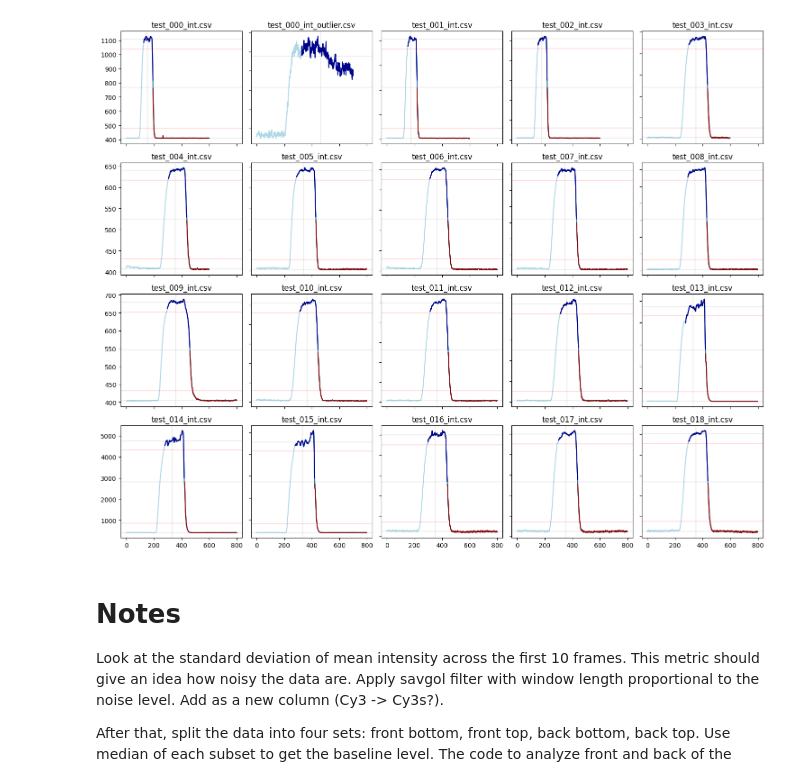
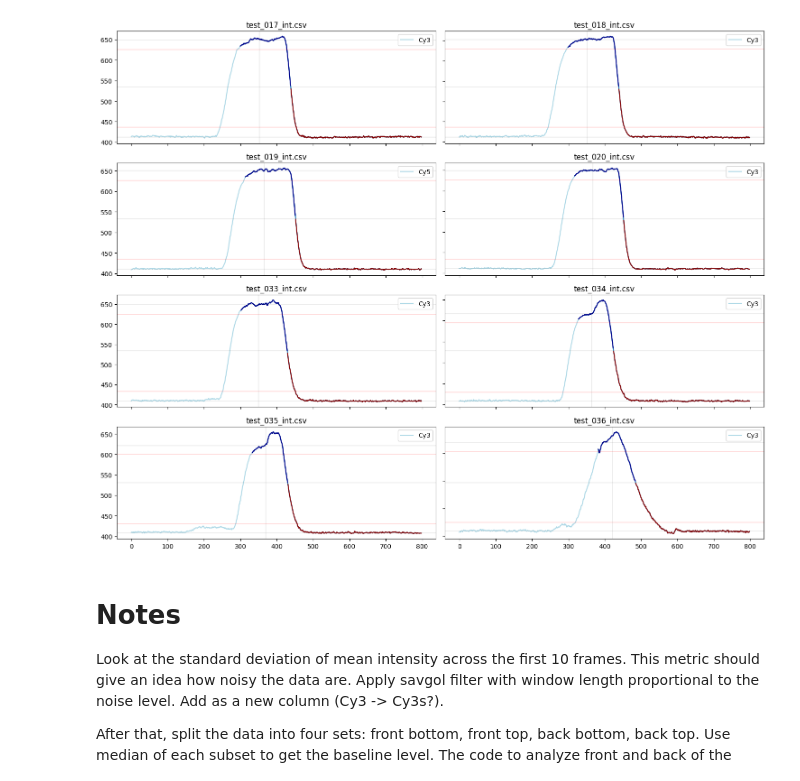
Before and after one commit to ximeg/tirf_toolkit, a Jupyter notebook: rise_time_analysis.ipynb, the cells around one changed output. Saved outputs shown, nothing was run; the diff lists cells and outputs as text; code cells hidden in the pictures.

Commit message:
Identification of spectral channel with the strongest signal change

```diff
--- a/rise_time_analysis.ipynb
+++ b/rise_time_analysis.ipynb
@@ -5,49 +5,55 @@ from matplotlib import pyplot as plt
 import pandas as pd
 from os import path, listdir
 # %%
-dir = r"C:\Users\rkiselev\Desktop\ladjflasd"
+dir = r"sm_particle_counter/test/data/intensity"
 lkw = dict(color="k", lw=0.1)
 lkwr = dict(color="r", lw=0.2)
 
-N = 20# len(listdir(dir))
-ncol = 5
+
+N = len(listdir(dir))
+ncol = 2
 nrow = (N-1) // ncol + 1
 fig, axs = plt.subplots(nrow, ncol, figsize=(15,3*nrow), sharey=False, sharex=True)
 for i in range(N):
     col = i % ncol
     row = i // ncol
     fn = listdir(dir)[i]
-    df = pd.read_csv(path.join(dir, fn))
+    df = pd.read_csv(path.join(dir, fn), index_col=0)
+
+    # What channel contains the strongest signal?
+    channel = df.apply(np.ptp, axis=0).idxmax()
+
     ax = axs[row, col]
-    ax.plot(df["Cy3"], label="Cy3", color="lightblue")
+    ax.plot(df[channel], label=channel, color="lightblue")
     ax.set_title(fn)
     ax.label_outer()
 
 # Analysis
-    int_np = df["Cy3"].to_numpy()
+    int_np = df[channel].to_numpy()
     half_max = 0.5 * (int_np.min() + int_np.max())
     ax.axhline(half_max, **lkw)
     peak_idx = np.where(int_np > half_max)[0]
     peak_margin = int(np.quantile(peak_idx, 0.2))
     ax.axvline(peak_idx.mean(), **lkw)
 
     front = df.iloc[peak_margin:]   # back = df.iloc[peak_margin:]  and peak_margin = int(np.quantile(peak_idx, 0.2))
-    ax.plot(front.index, front["Cy3"])
-    front_low = front[front['Cy3'] <= half_max]
-    front_high = front[front['Cy3'] > half_max]
-    ax.plot(front_high.index, front_high['Cy3'], color="darkblue")
-    ax.plot(front_low.index, front_low['Cy3'], color="darkred")
-    low = np.median(front_low['Cy3'])
-    high = np.median(front_high['Cy3'])
+    ax.plot(front.index, front[channel])
+    front_low = front[front[channel] <= half_max]
+    front_high = front[front[channel] > half_max]
+    ax.plot(front_high.index, front_high[channel], color="darkblue")
+    ax.plot(front_low.index, front_low[channel], color="darkred")
+    low = np.median(front_low[channel])
+    high = np.median(front_high[channel])
     ten_p = 0.1 * (high - low)
     t_low, t_high = low+ten_p, high-ten_p
     [ax.axhline(i, **lkw) for i in [low, high]]
     [ax.axhline(i, **lkwr) for i in [t_low, t_high]];
+    ax.legend()
 fig.tight_layout()
 
     # Now smooth with savgol and then find intersection with t_low and t_high
 # %% [output]
-[figure, old version]
+[figure, new version]
 # %% [markdown]
 # Notes
 Look at the standard deviation of mean intensity across the first 10 frames. This metric should give an idea how noisy the data are. Apply savgol filter with window length proportional to the noise level. Add as a new column (Cy3 -> Cy3s?).
```
Also changed, not shown: parts of 1 cell of this notebook, 1 other file.
